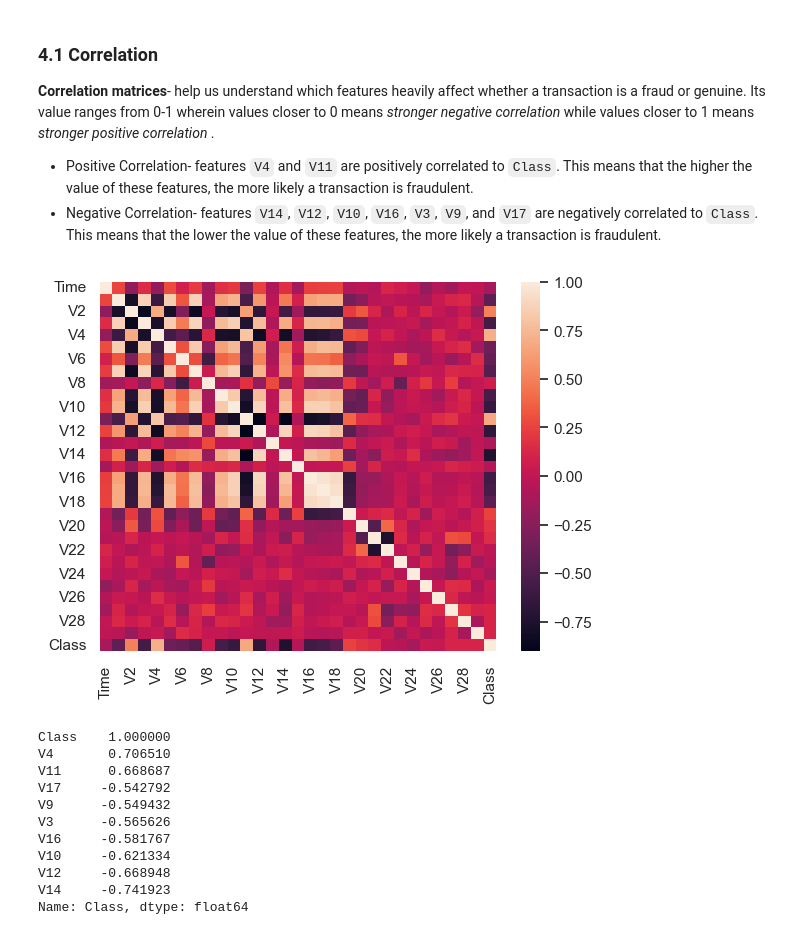
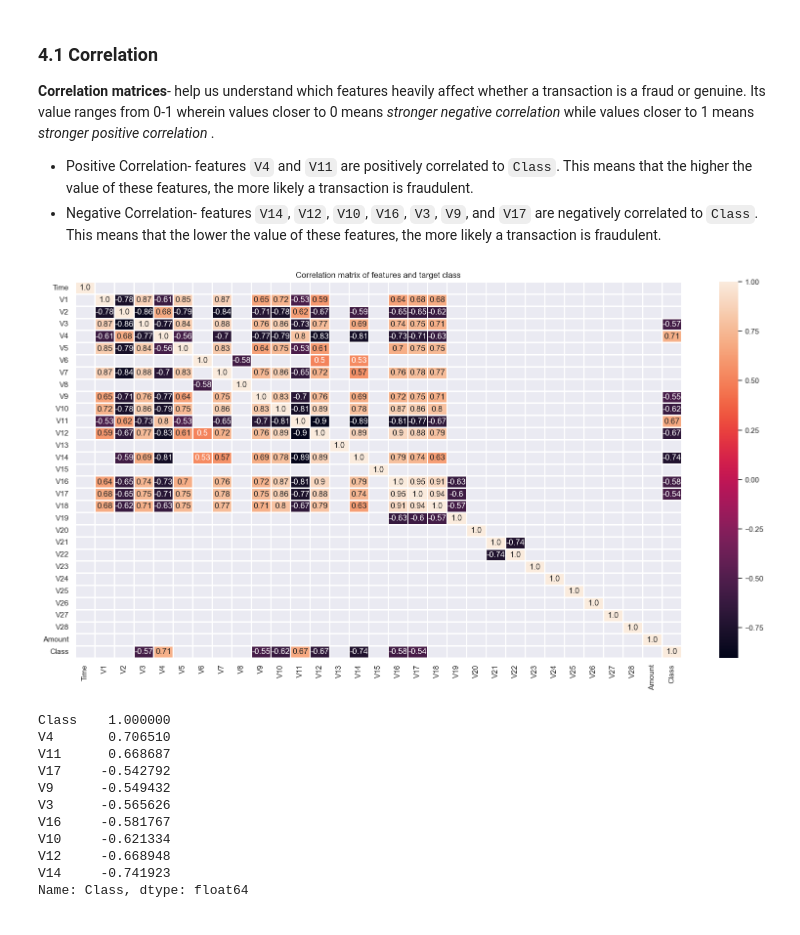
Before and after one commit to sopmacvan/credit-card-fraud-detection, a Jupyter notebook: credit-card-fraud-detection.ipynb, the cells around one changed output. Saved outputs shown, nothing was run; the diff lists cells and outputs as text; code cells hidden in the pictures.

Commit message:
fixed correlation plot

```diff
--- a/credit-card-fraud-detection.ipynb
+++ b/credit-card-fraud-detection.ipynb
@@ -262,12 +262,20 @@ Class distribution AFTER undersampling: {0: 394, 1: 394}
 <i>stronger negative correlation</i> while values closer to 1 means <i>stronger positive correlation</i> .
 - Positive Correlation- features `V4` and `V11` are positively correlated to `Class`. This means that the higher the value of these features, the more likely a transaction is fraudulent.
 - Negative Correlation- features `V14`, `V12`, `V10`, `V16`, `V3`, `V9`, and `V17` are negatively correlated to `Class`. This means that the lower the value of these features, the more likely a transaction is fraudulent.
-# %%
-credit_corr = credit_df_resampled.corr()
-sns.heatmap(credit_corr)
-plt.show()
-# %% [output]
-[figure, removed]
+# %%
+credit_corr = credit_df_resampled.corr()
+
+
+# Mask the correlation matrix to show only values > 0.5 or < -0.5
+mask = (credit_corr.abs() > 0.5)
+
+# # plot correlation matrix
+plt.figure(figsize=(20, 10))
+sns.heatmap(credit_corr, annot=credit_corr.round(2), fmt='', linewidths=1, mask=~mask)
+plt.title('Correlation matrix of features and target class')
+plt.show()
+# %% [output]
+[figure, added]
 # %%
 # show columns which have a high correlation to 'Class'
 credit_corr['Class'][(credit_corr['Class'].values > .5) | (credit_corr['Class'].values < -.5)].sort_values(ascending=False)
```
Also changed, not shown: parts of 3 cells of this notebook.
